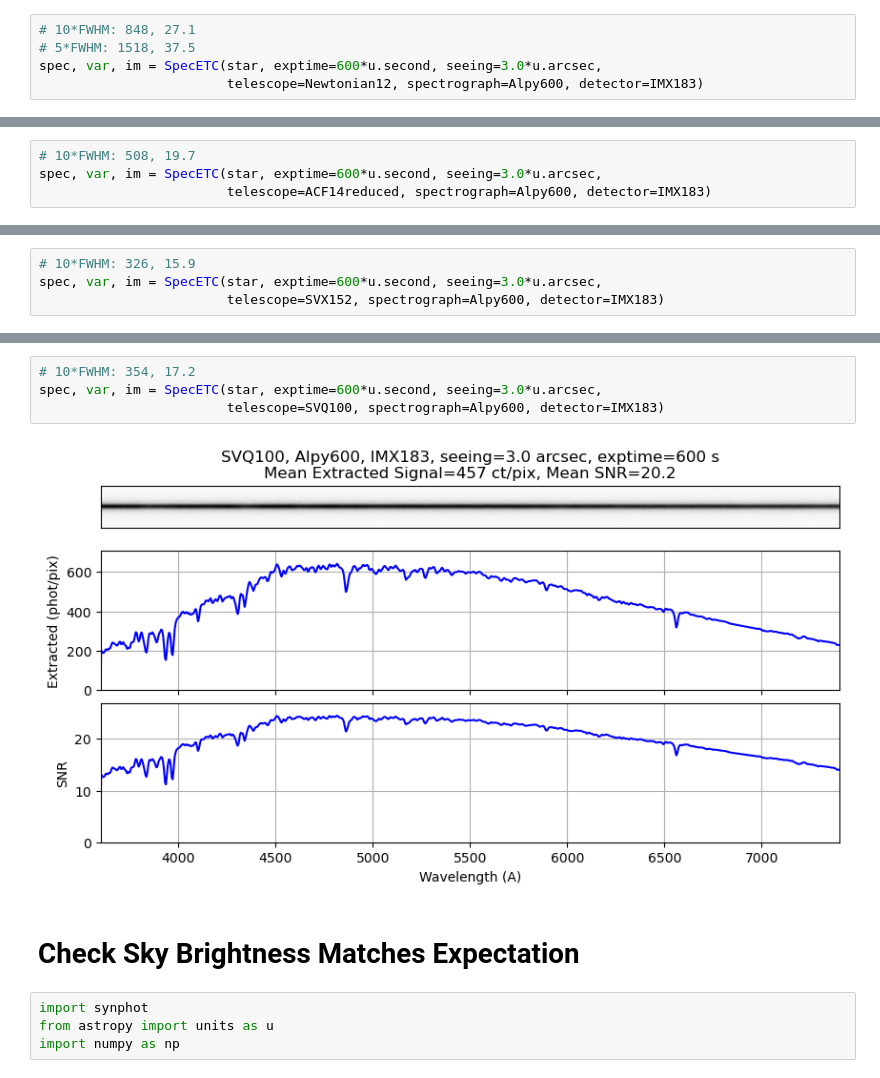
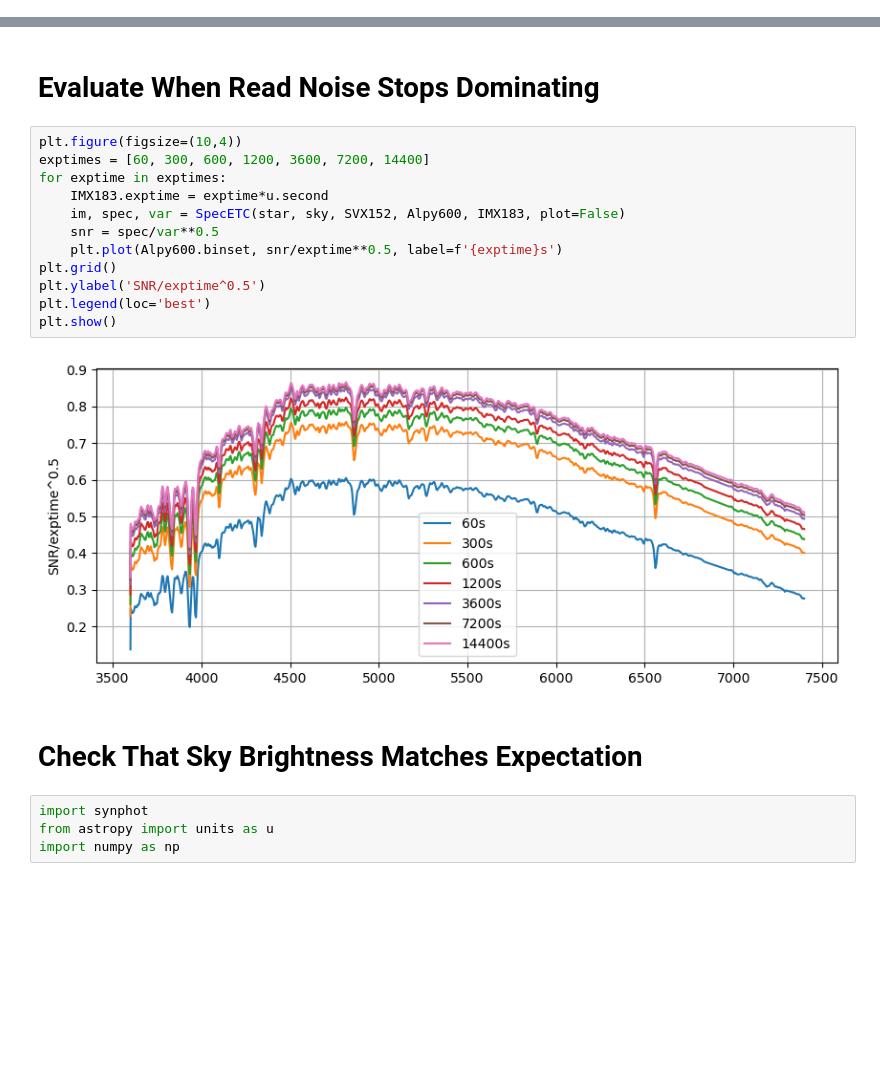
Before and after one commit to joshwalawender/SpecETC, a Jupyter notebook: Sandbox.ipynb, the cells around one changed output, grey strips where cells are left out. Cells and saved outputs as stored; diff of their text form; blank space fills up the shorter version.

```diff
--- a/Sandbox.ipynb
+++ b/Sandbox.ipynb
@@ -60,5 +60,0 @@ plt.show()
-# %%
-# 10*FWHM: 848, 27.1
-# 5*FWHM: 1518, 37.5
-spec, var, im = SpecETC(star, exptime=600*u.second, seeing=3.0*u.arcsec,
-                        telescope=Newtonian12, spectrograph=Alpy600, detector=IMX183)
@@ -67,4 +60,0 @@ spec, var, im = SpecETC(star, exptime=600*u.second, seeing=3.0*u.arcsec,
-# %%
-# 10*FWHM: 508, 19.7
-spec, var, im = SpecETC(star, exptime=600*u.second, seeing=3.0*u.arcsec,
-                        telescope=ACF14reduced, spectrograph=Alpy600, detector=IMX183)
@@ -73,4 +60,0 @@ spec, var, im = SpecETC(star, exptime=600*u.second, seeing=3.0*u.arcsec,
-# %%
-# 10*FWHM: 326, 15.9
-spec, var, im = SpecETC(star, exptime=600*u.second, seeing=3.0*u.arcsec,
-                        telescope=SVX152, spectrograph=Alpy600, detector=IMX183)
@@ -79,11 +61,21 @@ spec, var, im = SpecETC(star, exptime=600*u.second, seeing=3.0*u.arcsec,
-# %%
-# 10*FWHM: 354, 17.2
-spec, var, im = SpecETC(star, exptime=600*u.second, seeing=3.0*u.arcsec,
-                        telescope=SVQ100, spectrograph=Alpy600, detector=IMX183)
-# %% [output]
-[figure, removed]
+# %% [markdown]
+# Evaluate When Read Noise Stops Dominating
+# %%
+plt.figure(figsize=(10,4))
+exptimes = [60, 300, 600, 1200, 3600, 7200, 14400]
+for exptime in exptimes:
+    IMX183.exptime = exptime*u.second
+    im, spec, var = SpecETC(star, sky, SVX152, Alpy600, IMX183, plot=False)
+    snr = spec/var**0.5
+    plt.plot(Alpy600.binset, snr/exptime**0.5, label=f'{exptime}s')
+plt.grid()
+plt.ylabel('SNR/exptime^0.5')
+plt.legend(loc='best')
+plt.show()
+# %% [output]
+[figure, added]
 # %% [markdown]
-# Check Sky Brightness Matches Expectation
+# Check That Sky Brightness Matches Expectation
 # %%
 import synphot
 from astropy import units as u
```
Also changed, not shown: parts of 10 cells of this notebook, 4 other files.
